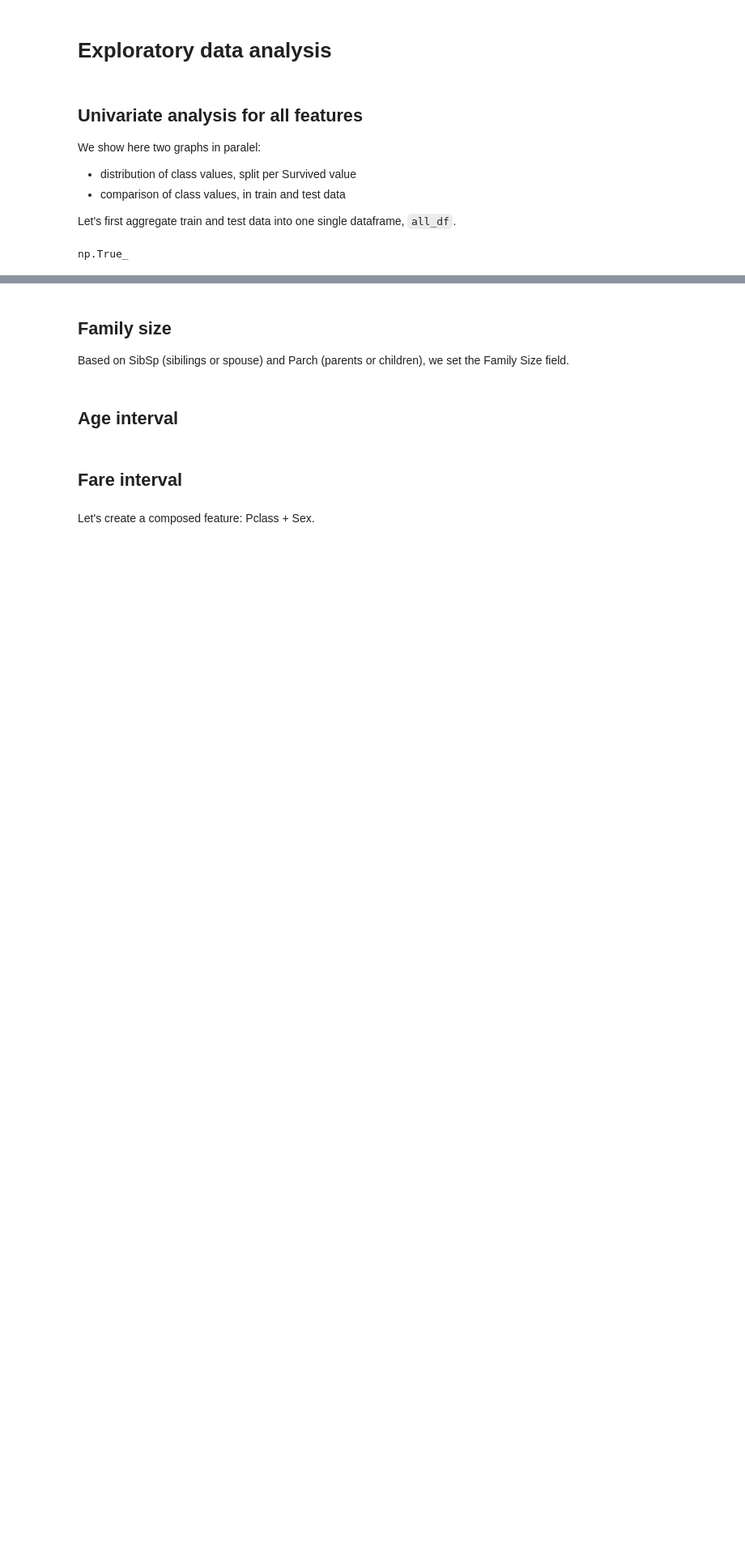
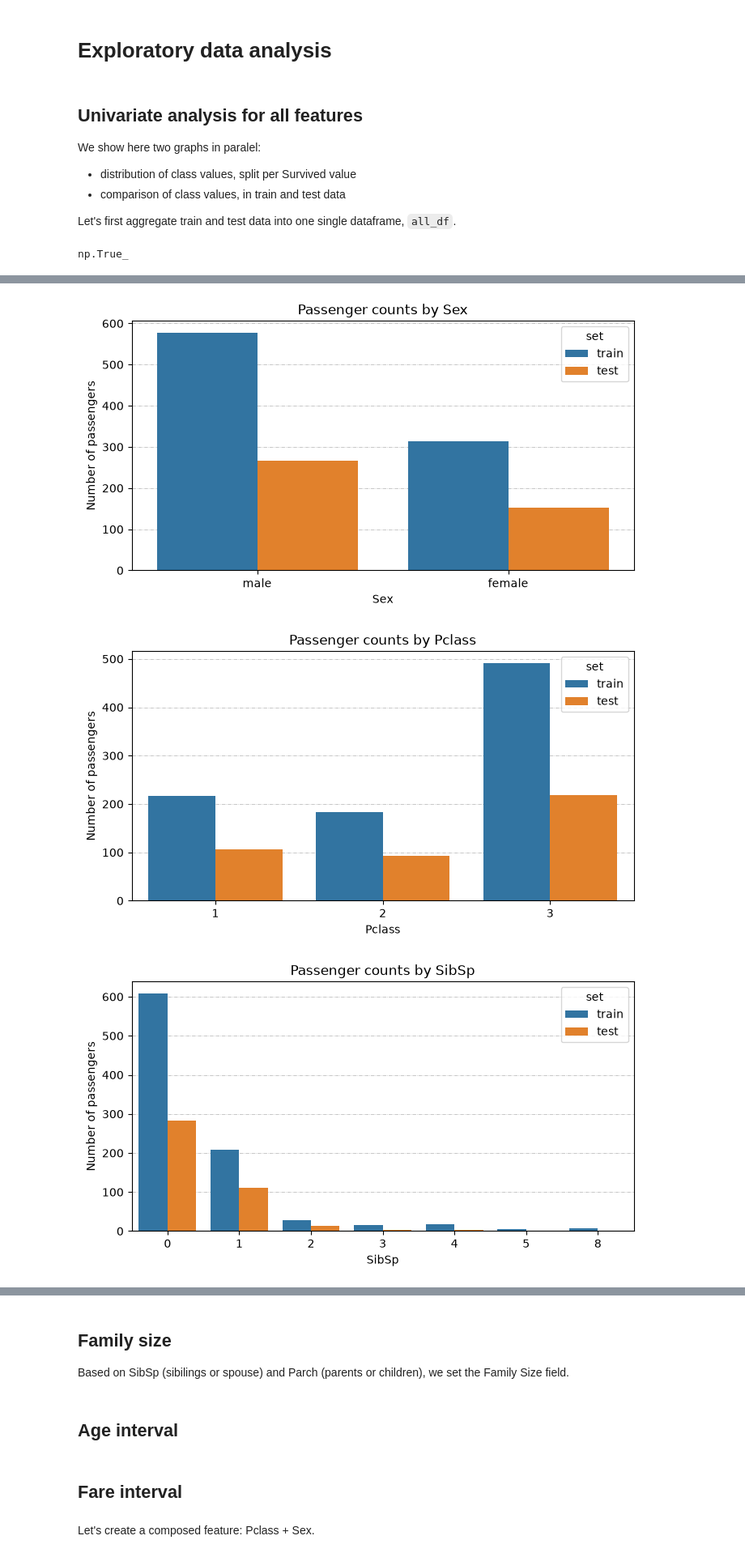
Before and after one commit to isabelBackes/ps1_ex4_nb_to_repo, a Jupyter notebook: Titanic Data Journey.ipynb, the cells around one changed output, grey strips where cells are left out. Shown at 81% size. Saved outputs shown, nothing was run; the diff lists cells and outputs as text; code cells hidden in the pictures; blank space fills up the shorter version.

```diff
--- a/Titanic Data Journey.ipynb
+++ b/Titanic Data Journey.ipynb
@@ -219,2 +220,10 @@ plt.show()
 # %%
 # Plot count pairs using all_df for the columns: Sex, Pclasss, SibSp, Parch, Embarked
+
+for column in ["Sex", "Pclass", "SibSp", "Parch", "Embarked"]:
+    plot_utils.plot_counts(all_df, column=column, hue="set")
+    plt.show()
+# %% [output]
+[figure, added]
+[figure, added]
+[figure, added]
```
Also changed, not shown: parts of 9 cells of this notebook, 2 other files.
